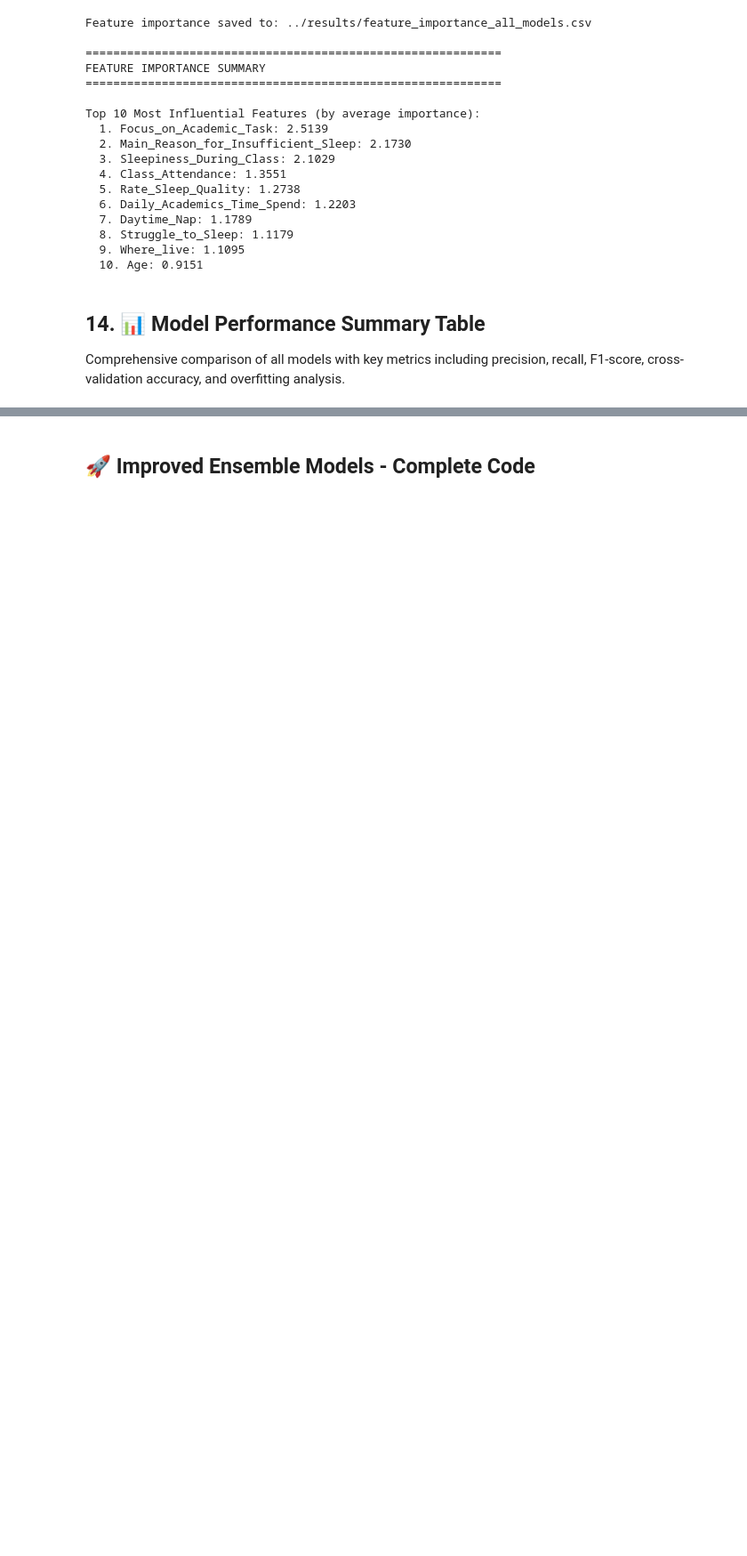
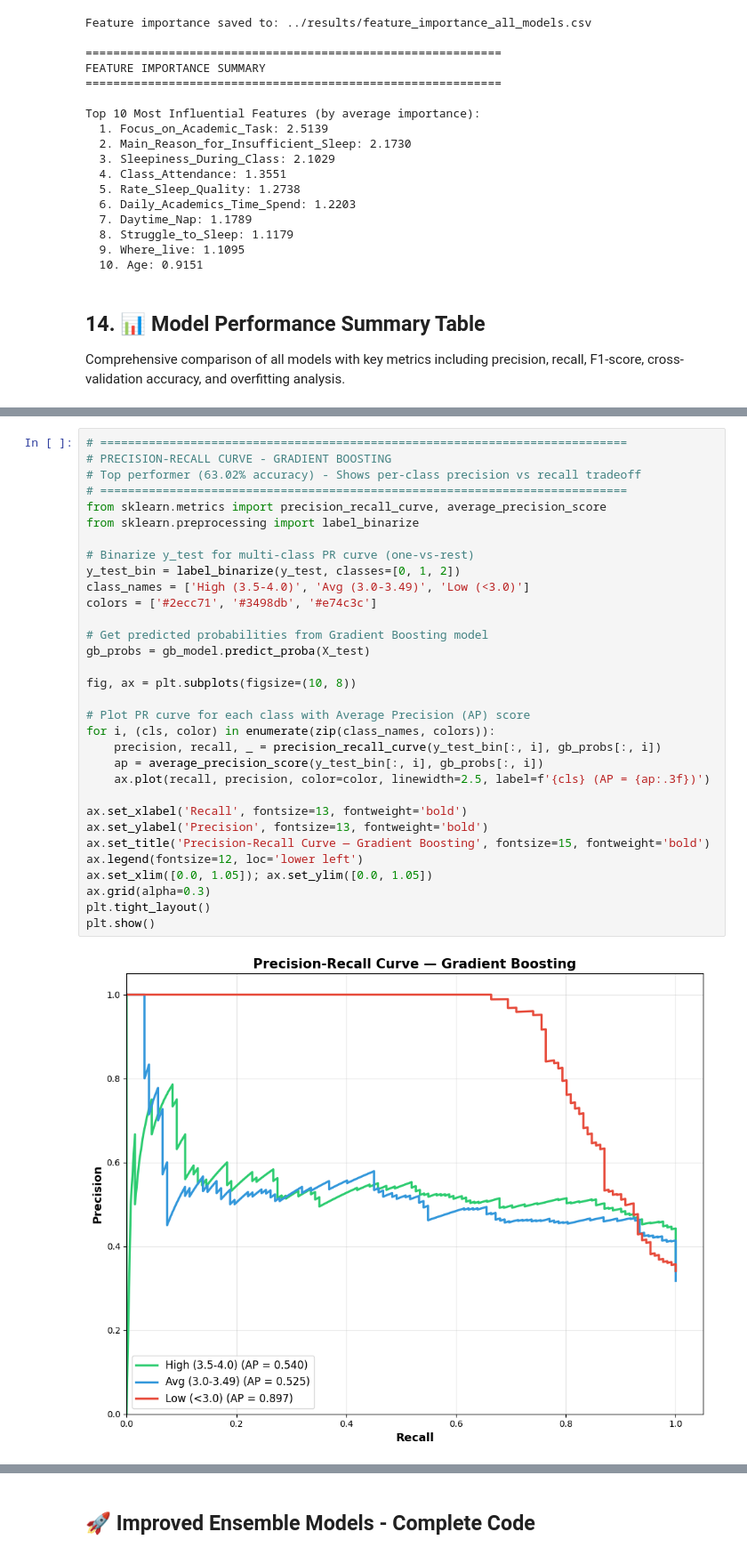
Before and after one commit to ar-sayeem/Sleep_Pattern_Academic_Engagement, a Jupyter notebook: notebooks/02_Balanced_Data_Model_Experiments_CGPA3.ipynb, the cells around one changed output, grey strips where cells are left out. Shown at 89% size. Drawn from its saved outputs; the diff is of its cells as text; blank space fills up the shorter version.

Commit message:
pre_recall_extra_graphs_added

```diff
--- a/notebooks/02_Balanced_Data_Model_Experiments_CGPA3.ipynb
+++ b/notebooks/02_Balanced_Data_Model_Experiments_CGPA3.ipynb
@@ -1011,0 +1014,34 @@ COMPREHENSIVE MODEL PERFORMANCE COMPARISON
+# %%
+# ============================================================================
+# PRECISION-RECALL CURVE - GRADIENT BOOSTING
+# Top performer (63.02% accuracy) - Shows per-class precision vs recall tradeoff
+# ============================================================================
+from sklearn.metrics import precision_recall_curve, average_precision_score
+from sklearn.preprocessing import label_binarize
+
+# Binarize y_test for multi-class PR curve (one-vs-rest)
+y_test_bin = label_binarize(y_test, classes=[0, 1, 2])
+class_names = ['High (3.5-4.0)', 'Avg (3.0-3.49)', 'Low (<3.0)']
+colors = ['#2ecc71', '#3498db', '#e74c3c']
+
+# Get predicted probabilities from Gradient Boosting model
+gb_probs = gb_model.predict_proba(X_test)
+
+fig, ax = plt.subplots(figsize=(10, 8))
+
+# Plot PR curve for each class with Average Precision (AP) score
+for i, (cls, color) in enumerate(zip(class_names, colors)):
+    precision, recall, _ = precision_recall_curve(y_test_bin[:, i], gb_probs[:, i])
+    ap = average_precision_score(y_test_bin[:, i], gb_probs[:, i])
+    ax.plot(recall, precision, color=color, linewidth=2.5, label=f'{cls} (AP = {ap:.3f})')
+
+ax.set_xlabel('Recall', fontsize=13, fontweight='bold')
+ax.set_ylabel('Precision', fontsize=13, fontweight='bold')
+ax.set_title('Precision-Recall Curve — Gradient Boosting', fontsize=15, fontweight='bold')
+ax.legend(fontsize=12, loc='lower left')
+ax.set_xlim([0.0, 1.05]); ax.set_ylim([0.0, 1.05])
+ax.grid(alpha=0.3)
+plt.tight_layout()
+plt.show()
+# %% [output]
+[figure, added]
```
Also changed, not shown: parts of 28 cells of this notebook, 3 other files.
